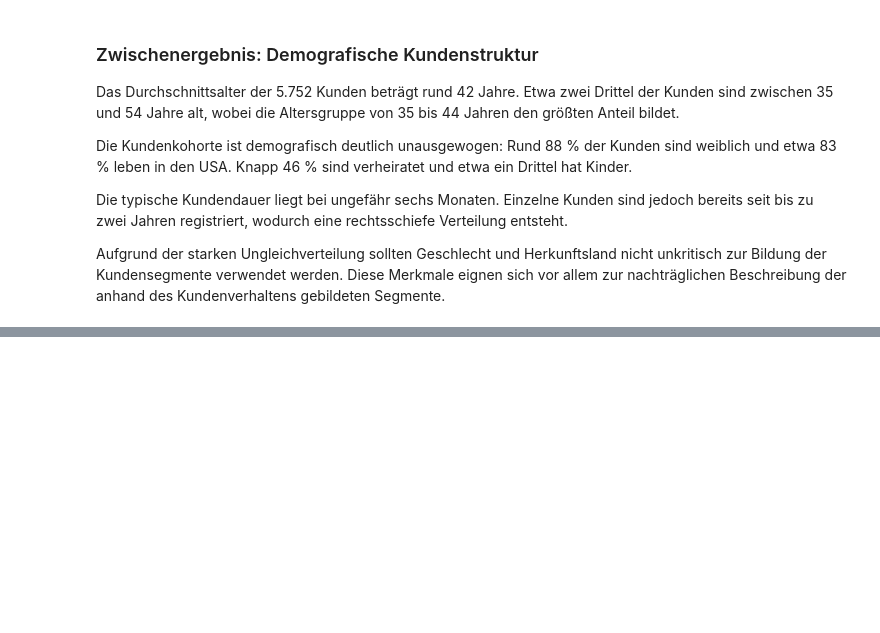
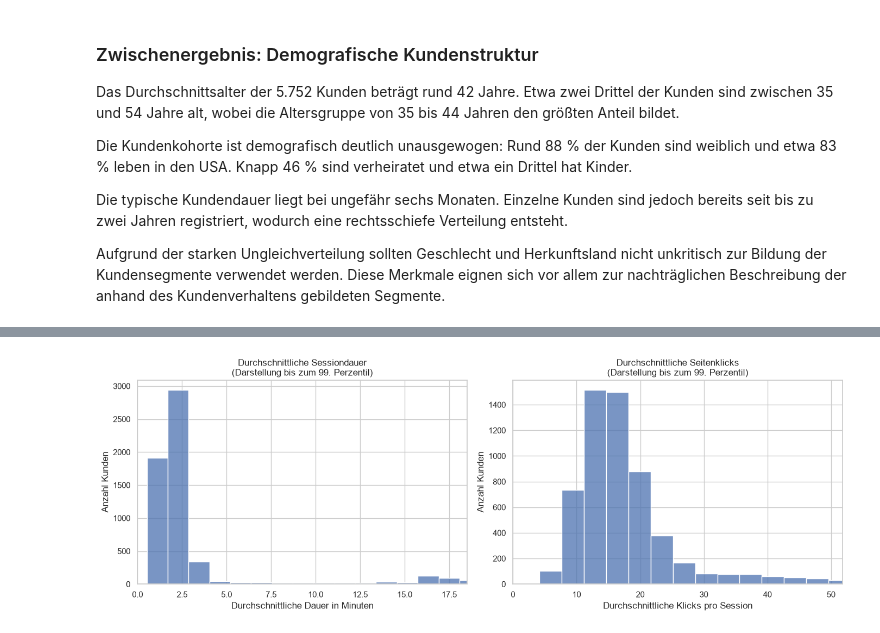
Before and after one commit to norawinkler/traveltide-customer-segmentation, a Jupyter notebook: notebooks/02_exploratory_data_analysis.ipynb, the cells around one changed output, grey strips where cells are left out. Cells and saved outputs as stored; diff of their text form; code cells hidden in the pictures; blank space fills up the shorter version.

```diff
--- a/notebooks/02_exploratory_data_analysis.ipynb
+++ b/notebooks/02_exploratory_data_analysis.ipynb
@@ -368,0 +454,51 @@ des Kundenverhaltens gebildeten Segmente.
+# %%
+# Sessiondauer und Seitenklicks
+
+fig, axes = plt.subplots(
+    1,
+    2,
+    figsize=(14, 5)
+)
+
+duration_limit = customer_features[
+    "mean_session_duration_minutes"
+].quantile(0.99)
+
+click_limit = customer_features[
+    "mean_page_clicks"
+].quantile(0.99)
+
+sns.histplot(
+    data=customer_features,
+    x="mean_session_duration_minutes",
+    bins=30,
+    ax=axes[0]
+)
+
+axes[0].set_xlim(0, duration_limit)
+axes[0].set_title(
+    "Durchschnittliche Sessiondauer\n"
+    "(Darstellung bis zum 99. Perzentil)"
+)
+axes[0].set_xlabel("Durchschnittliche Dauer in Minuten")
+axes[0].set_ylabel("Anzahl Kunden")
+
+sns.histplot(
+    data=customer_features,
+    x="mean_page_clicks",
+    bins=30,
+    ax=axes[1]
+)
+
+axes[1].set_xlim(0, click_limit)
+axes[1].set_title(
+    "Durchschnittliche Seitenklicks\n"
+    "(Darstellung bis zum 99. Perzentil)"
+)
+axes[1].set_xlabel("Durchschnittliche Klicks pro Session")
+axes[1].set_ylabel("Anzahl Kunden")
+
+plt.tight_layout()
+plt.show()
+# %% [output]
+[figure, added]
```
Also changed, not shown: parts of 17 cells of this notebook.
